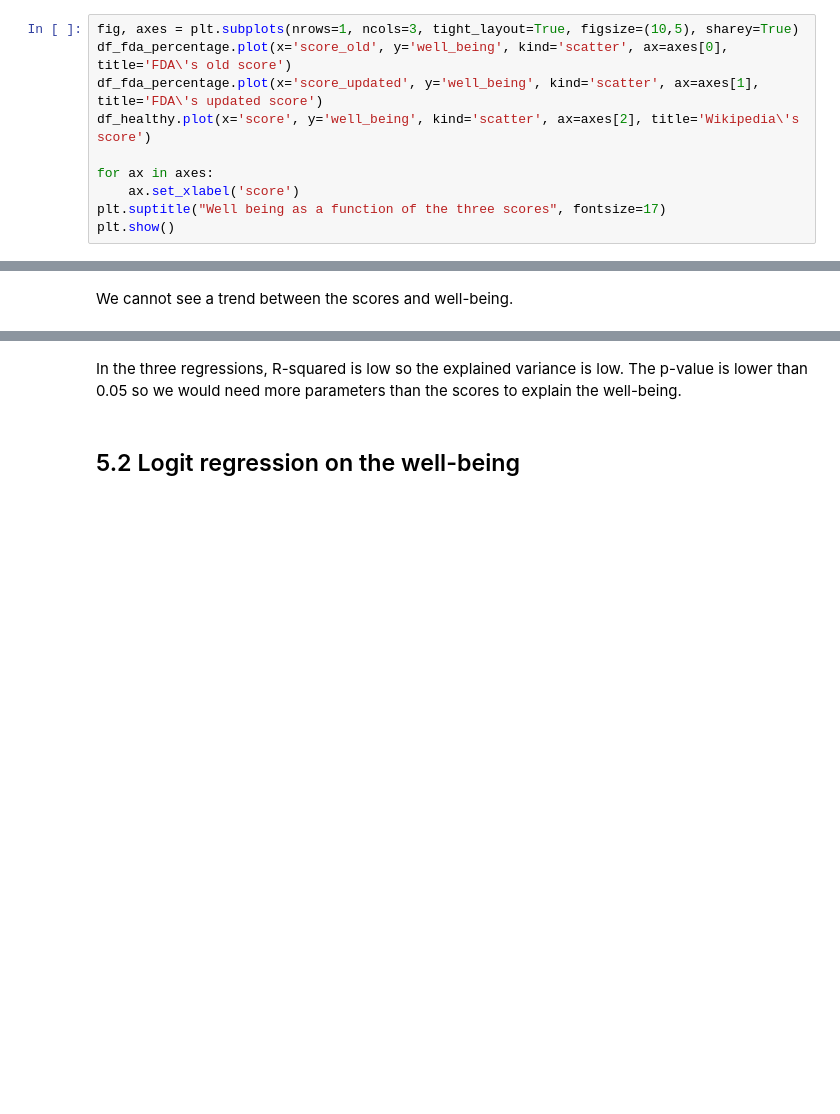
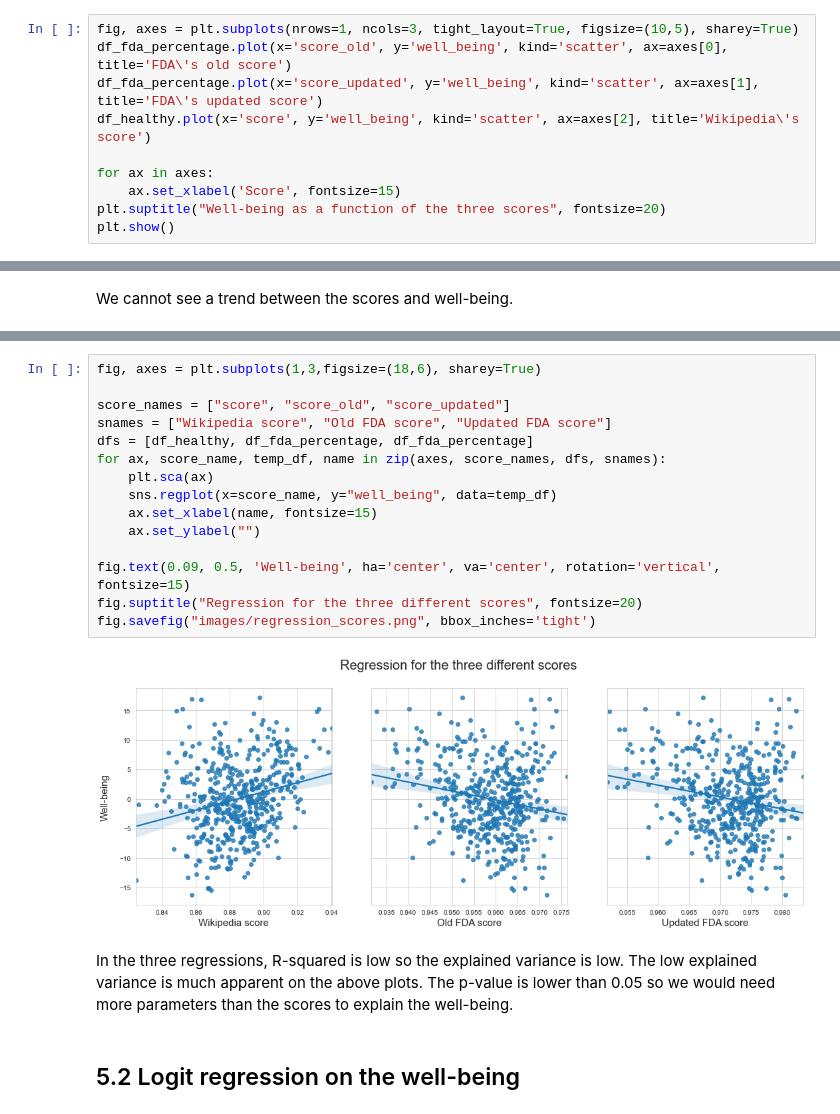
Before and after one commit to epfl-ada/ada-2020-project-milestone-p3-p3_improvise-adapt-overcome, a Jupyter notebook: p4_milestone.ipynb, the cells around one changed output, grey strips where cells are left out. Cells and saved outputs as stored; diff of their text form; blank space fills up the shorter version.

```diff
--- a/p4_milestone.ipynb
+++ b/p4_milestone.ipynb
@@ -475,7 +331,7 @@ df_fda_percentage.plot(x='score_updated', y='well_being', kind='scatter', ax=axe
 df_healthy.plot(x='score', y='well_being', kind='scatter', ax=axes[2], title='Wikipedia\'s score')
 
 for ax in axes:
-    ax.set_xlabel('score')
-plt.suptitle("Well being as a function of the three scores", fontsize=17)
+    ax.set_xlabel('Score', fontsize=15)
+plt.suptitle("Well-being as a function of the three scores", fontsize=20)
 plt.show()
 # %% [output]
@@ -554,8 +560,25 @@ Covariance Type:            nonrobust
 
 Notes:
 [1] Standard Errors assume that the covariance matrix of the errors is correctly specified.
+# %%
+fig, axes = plt.subplots(1,3,figsize=(18,6), sharey=True)
+
+score_names = ["score", "score_old", "score_updated"]
+snames = ["Wikipedia score", "Old FDA score", "Updated FDA score"]
+dfs = [df_healthy, df_fda_percentage, df_fda_percentage]
+for ax, score_name, temp_df, name in zip(axes, score_names, dfs, snames):
+    plt.sca(ax)
+    sns.regplot(x=score_name, y="well_being", data=temp_df)
+    ax.set_xlabel(name, fontsize=15)
+    ax.set_ylabel("")
+
+fig.text(0.09, 0.5, 'Well-being', ha='center', va='center', rotation='vertical', fontsize=15)
+fig.suptitle("Regression for the three different scores", fontsize=20)
+fig.savefig("images/regression_scores.png", bbox_inches='tight')
+# %% [output]
+[figure, added]
 # %% [markdown]
-In the three regressions, R-squared is low so the explained variance is low. The p-value is lower than 0.05 so we would need more parameters than the scores to explain the well-being.
+In the three regressions, R-squared is low so the explained variance is low. The low explained variance is much apparent on the above plots. The p-value is lower than 0.05 so we would need more parameters than the scores to explain the well-being.
 # %% [markdown]
 ## 5.2 Logit regression on the well-being
 # %% [markdown]
```
Also changed, not shown: parts of 44 cells of this notebook, 8 other files.
